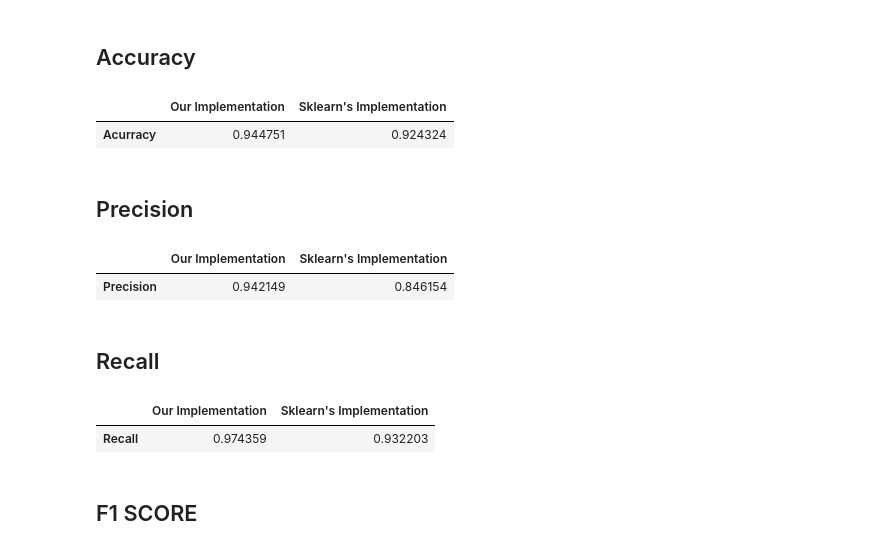
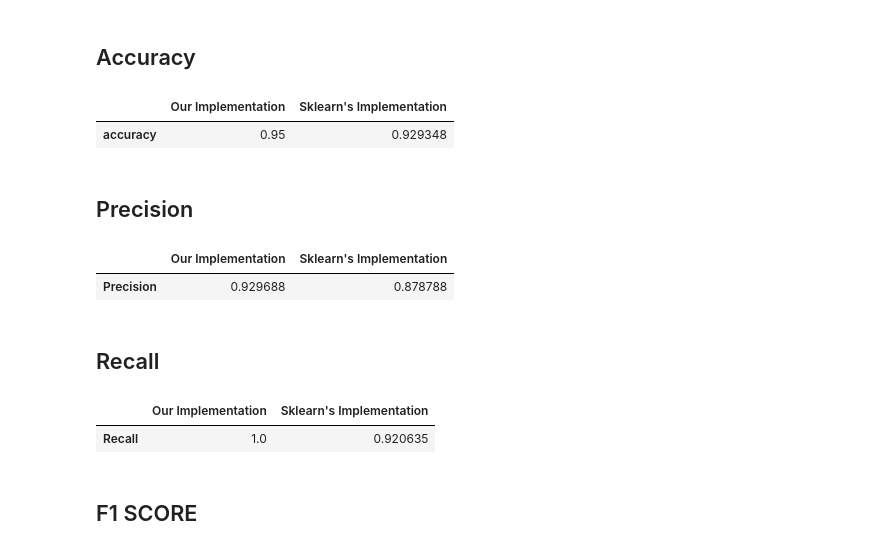
Before and after one commit to garza3333/RP_proyecto1, a Jupyter notebook: DT/dt.ipynb, the cells around one changed output. Saved outputs shown, nothing was run; the diff lists cells and outputs as text; code cells hidden in the pictures.

```diff
--- a/DT/dt.ipynb
+++ b/DT/dt.ipynb
@@ -14,2 +16,4 @@ pd.set_option('display.width', None)  # No truncar las columnas
+# %%
+best_f = ['mean concave points', 'texture error', 'concave points error', 'symmetry error', 'worst texture', 'worst perimeter', 'worst area', 'worst smoothness', 'worst compactness', 'worst concave points', 'worst fractal dimension']
 # %% [markdown]
 ### Apliying feature engineering and selecting features on tree different datasets
@@ -180,8 +216,5 @@ class DecisionTreeClassifier(object):
 # %%
-X_train, X_test, y_train, y_test = train_test_split(x, y, test_size=0.30, random_state=45)
-
-
-dt_model = DecisionTreeClassifier(max_depth=12,bunch=selected_bunch)
+dt_model = DecisionTreeClassifier(max_depth=best_params['max_depth'],bunch=selected_bunch)
 
 t1 = time.time()
 tree = dt_model.fit(X_train, y_train)
@@ -227,16 +260,19 @@ print(y_test)
  1 0 0 1 1 1 0 0 0 1 0 0 1 1 1 1 1 1 1 1 0 0 0 0 1 1 1 0 1 1 1 1 1 1 0 1 1
  1 1 1 1 0 1 1 1 0 1 0 0 1 1 1 0 0 0 0 1 1 1 1]
 # %%
-from sklearn.tree import DecisionTreeClassifier as sclearn_dt_model
+from sklearn.tree import DecisionTreeClassifier as sklearn_dt_model
 
-sclear_dt_model = sclearn_dt_model(max_depth=12)
+sklearn_dt_model = sklearn_dt_model(max_depth=best_params['max_depth'])
 t1_sc = time.time()
-sclear_dt_model.fit(X_train, y_train)
+sklearn_dt_model.fit(X_train, y_train)
 t2_sc = time.time()
 
 tp_sc_tree = t2_sc-t1_sc
 
-y_pred_sclearn_dt = sclear_dt_model.predict(X_test)
-print(y_pred_sclearn_dt)
+y_pred_sklearn_dt = sklearn_dt_model.predict(X_test)
+print(y_pred_sklearn_dt)
 print(y_test)
+index_list = np.nonzero(sklearn_dt_model.feature_importances_)[0]
+
+print([breast_cancer.feature_names[i] for i in index_list])
 # %% [output]
@@ -288,50 +325,50 @@ def fp_fn(y_pred_r,y_test):
 # %%
 y_pred_list = list(y_pred)
 y_pred_r = reverse_y_pred(y_pred_list)
 
 fp,fn = fp_fn(y_pred_r,list(y_test))
 tp = y_pred_list.count(0)
 tn = y_pred_list.count(1)
-acurracy = (tp+tn)/(tp+tn+fp+fn)
+accuracy = (tp+tn)/(tp+tn+fp+fn)
 
 
-y_pred_sclearn_dt_list = list(y_pred_sclearn_dt)
-y_pred_scrlearn_dt_r = reverse_y_pred(y_pred_sclearn_dt)
+y_pred_sklearn_dt_list = list(y_pred_sklearn_dt)
+y_pred_scrlearn_dt_r = reverse_y_pred(y_pred_sklearn_dt)
 
-fp_sclearn_dt,fn_sclearn_dt = fp_fn(y_pred_scrlearn_dt_r,y_test)
-tp_sclearn_dt = y_pred_sclearn_dt_list.count(0)
-tn_sclearn_dt = y_pred_sclearn_dt_list.count(1)
-div_sclearn_dt = (tp_sclearn_dt+tn_sclearn_dt+fp_sclearn_dt+fn_sclearn_dt)
-acurracy_sclearn_dt = (tp_sclearn_dt+tn_sclearn_dt)/div_sclearn_dt
+fp_sklearn_dt,fn_sklearn_dt = fp_fn(y_pred_scrlearn_dt_r,y_test)
+tp_sklearn_dt = y_pred_sklearn_dt_list.count(0)
+tn_sklearn_dt = y_pred_sklearn_dt_list.count(1)
+div_sklearn_dt = (tp_sklearn_dt+tn_sklearn_dt+fp_sklearn_dt+fn_sklearn_dt)
+accuracy_sklearn_dt = (tp_sklearn_dt+tn_sklearn_dt)/div_sklearn_dt
 
-pd.DataFrame([[acurracy, acurracy_sclearn_dt]],
-             ['Acurracy'],
+pd.DataFrame([[accuracy, accuracy_sklearn_dt]],
+             ['accuracy'],
              ['Our Implementation', 'Sklearn\'s Implementation'])
 # %% [output]
 |  | Our Implementation | Sklearn's Implementation |
-| Acurracy | 0.944751 | 0.924324 |
+| accuracy | 0.95 | 0.929348 |
 # %% [markdown]
 ## Precision
 # %%
 precision = tp/(tp+fp)
-precision_sclearn_dt = tp_sclearn_dt/(tp_sclearn_dt+fp_sclearn_dt)
-pd.DataFrame([[precision, precision_sclearn_dt]],
+precision_sklearn_dt = tp_sklearn_dt/(tp_sklearn_dt+fp_sklearn_dt)
+pd.DataFrame([[precision, precision_sklearn_dt]],
              ['Precision'],
              ['Our Implementation', 'Sklearn\'s Implementation'])
 # %% [output]
 |  | Our Implementation | Sklearn's Implementation |
-| Precision | 0.942149 | 0.846154 |
+| Precision | 0.929688 | 0.878788 |
 # %% [markdown]
 ## Recall
 # %%
 recall = tp/(tp+fn)
-recall_sclearn_dt = tp_sclearn_dt/(tp_sclearn_dt+fn_sclearn_dt)
-pd.DataFrame([[recall, recall_sclearn_dt]],
+recall_sklearn_dt = tp_sklearn_dt/(tp_sklearn_dt+fn_sklearn_dt)
+pd.DataFrame([[recall, recall_sklearn_dt]],
              ['Recall'],
              ['Our Implementation', 'Sklearn\'s Implementation'])
 # %% [output]
 |  | Our Implementation | Sklearn's Implementation |
-| Recall | 0.974359 | 0.932203 |
+| Recall | 1.0 | 0.920635 |
 # %% [markdown]
 ## F1 SCORE
 # %%
```
Also changed, not shown: parts of 15 cells of this notebook.
